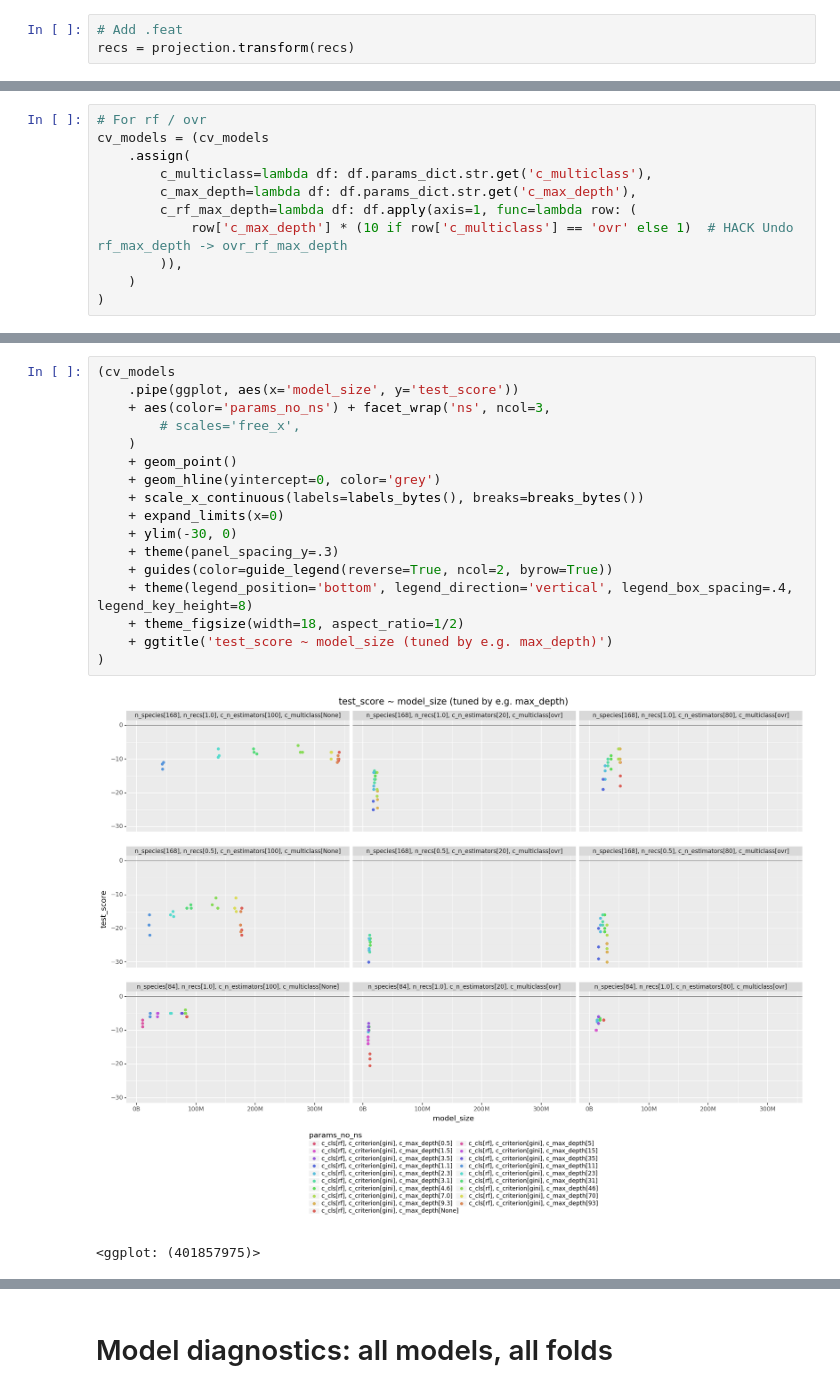
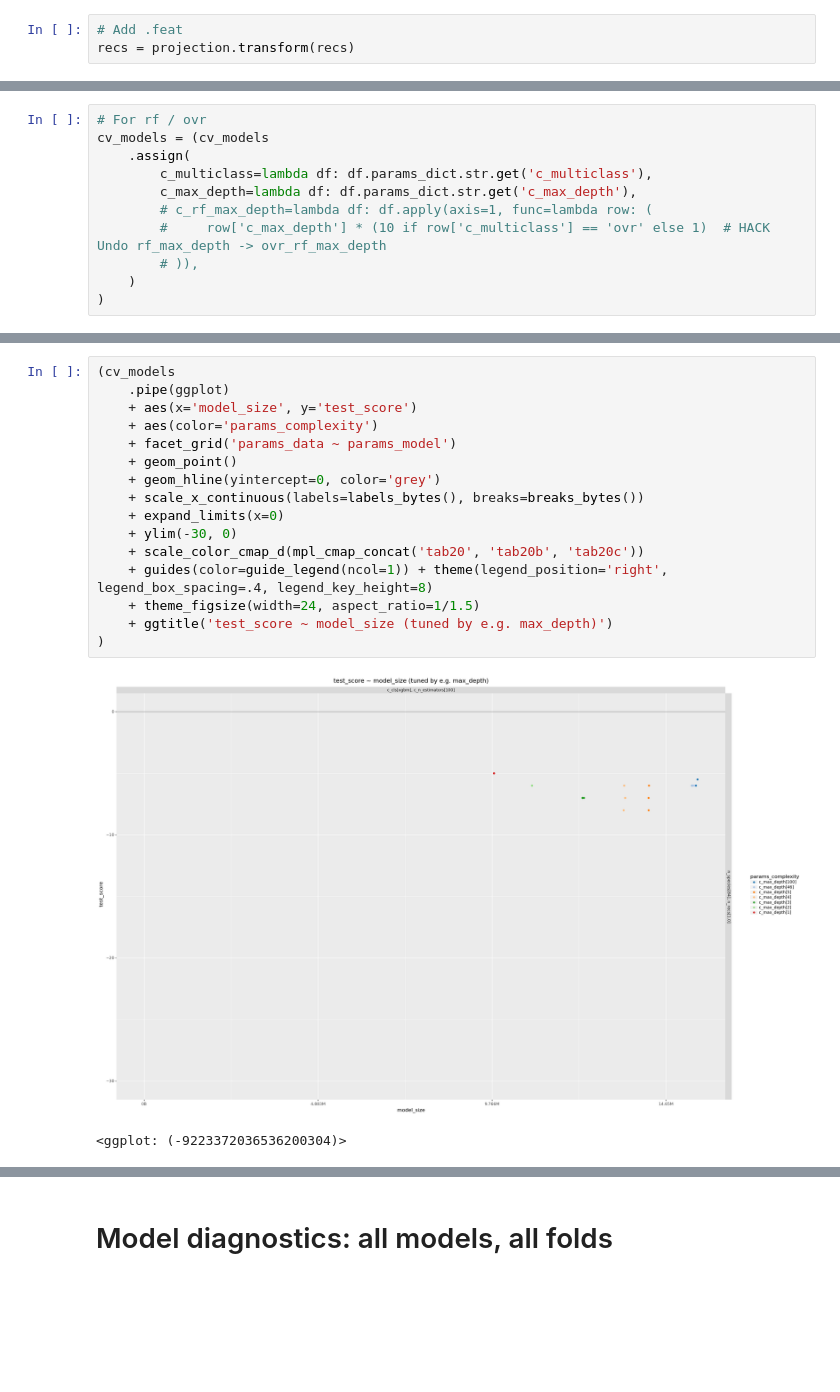
Before and after one commit to jdanbrown/birdgram, a Jupyter notebook: features/notebooks/20180629_eval.ipynb, the cells around one changed output, grey strips where cells are left out. Saved outputs shown, nothing was run; the diff lists cells and outputs as text; blank space fills up the shorter version.

```diff
--- a/features/notebooks/20180629_eval.ipynb
+++ b/features/notebooks/20180629_eval.ipynb
@@ -583,9 +516,9 @@ cv_models = (cv_models
     .assign(
         c_multiclass=lambda df: df.params_dict.str.get('c_multiclass'),
         c_max_depth=lambda df: df.params_dict.str.get('c_max_depth'),
-        c_rf_max_depth=lambda df: df.apply(axis=1, func=lambda row: (
-            row['c_max_depth'] * (10 if row['c_multiclass'] == 'ovr' else 1)  # HACK Undo rf_max_depth -> ovr_rf_max_depth
-        )),
+        # c_rf_max_depth=lambda df: df.apply(axis=1, func=lambda row: (
+        #     row['c_max_depth'] * (10 if row['c_multiclass'] == 'ovr' else 1)  # HACK Undo rf_max_depth -> ovr_rf_max_depth
+        # )),
     )
 )
 # %%
@@ -863,20 +782,19 @@ cv_models = (cv_models
 # %%
 (cv_models
-    .pipe(ggplot, aes(x='model_size', y='test_score'))
-    + aes(color='params_no_ns') + facet_wrap('ns', ncol=3,
-        # scales='free_x',
-    )
+    .pipe(ggplot)
+    + aes(x='model_size', y='test_score')
+    + aes(color='params_complexity')
+    + facet_grid('params_data ~ params_model')
     + geom_point()
     + geom_hline(yintercept=0, color='grey')
     + scale_x_continuous(labels=labels_bytes(), breaks=breaks_bytes())
     + expand_limits(x=0)
     + ylim(-30, 0)
-    + theme(panel_spacing_y=.3)
-    + guides(color=guide_legend(reverse=True, ncol=2, byrow=True))
-    + theme(legend_position='bottom', legend_direction='vertical', legend_box_spacing=.4, legend_key_height=8)
-    + theme_figsize(width=18, aspect_ratio=1/2)
+    + scale_color_cmap_d(mpl_cmap_concat('tab20', 'tab20b', 'tab20c'))
+    + guides(color=guide_legend(ncol=1)) + theme(legend_position='right', legend_box_spacing=.4, legend_key_height=8)
+    + theme_figsize(width=24, aspect_ratio=1/1.5)
     + ggtitle('test_score ~ model_size (tuned by e.g. max_depth)')
 )
 # %% [output]
-[figure, old version]
+[figure, new version]
-<ggplot: (401857975)>
+<ggplot: (-9223372036536200304)>
```
Also changed, not shown: parts of 30 cells of this notebook, 15 other files.
